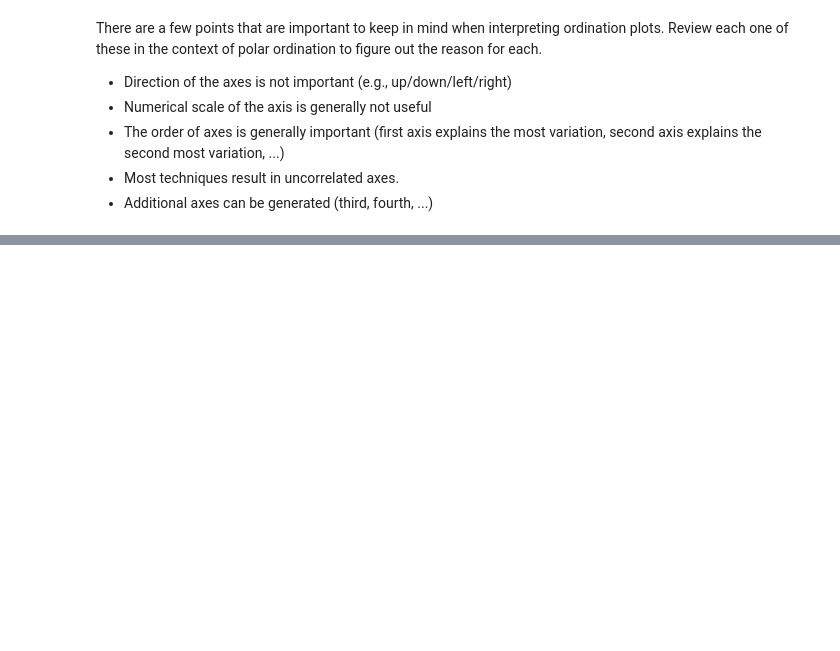
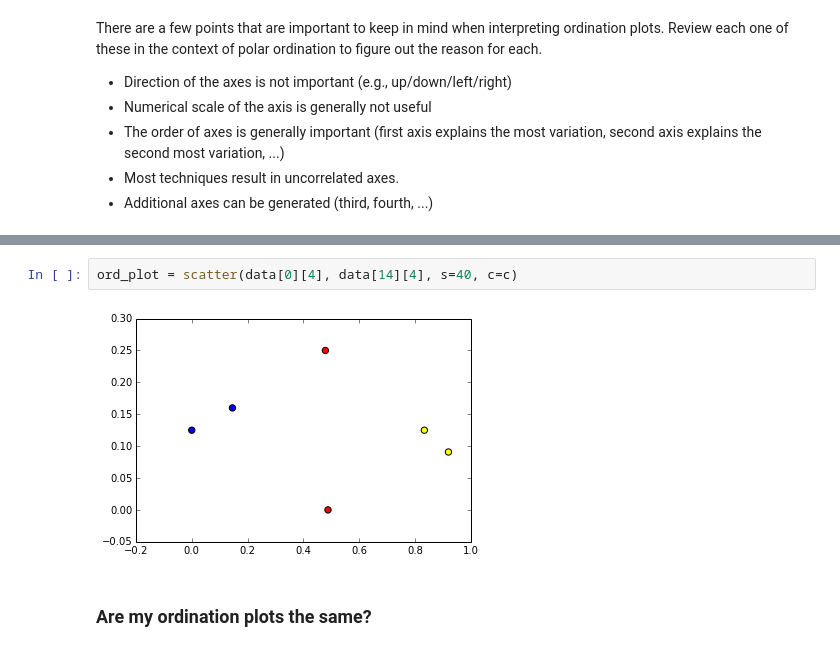
Before and after one commit to applied-bioinformatics/An-Introduction-To-Applied-Bioinformatics, a Jupyter notebook: applications/1-biological-diversity.ipynb, the cells around one changed output, grey strips where cells are left out. Drawn from its saved outputs; the diff is of its cells as text; blank space fills up the shorter version.

Commit message:
expanded ordination section

```diff
--- a/applications/1-biological-diversity.ipynb
+++ b/applications/1-biological-diversity.ipynb
@@ -330,0 +451,6 @@ ord_plot = scatter(a1_alt_values, a2_values, s=40, c=c)
+# %%
+ord_plot = scatter(data[0][4], data[14][4], s=40, c=c)
+# %% [output]
+[figure, added]
+# %% [markdown]
+### Are my ordination plots the same?
```
Also changed, not shown: parts of 35 cells of this notebook, 1 other file.
